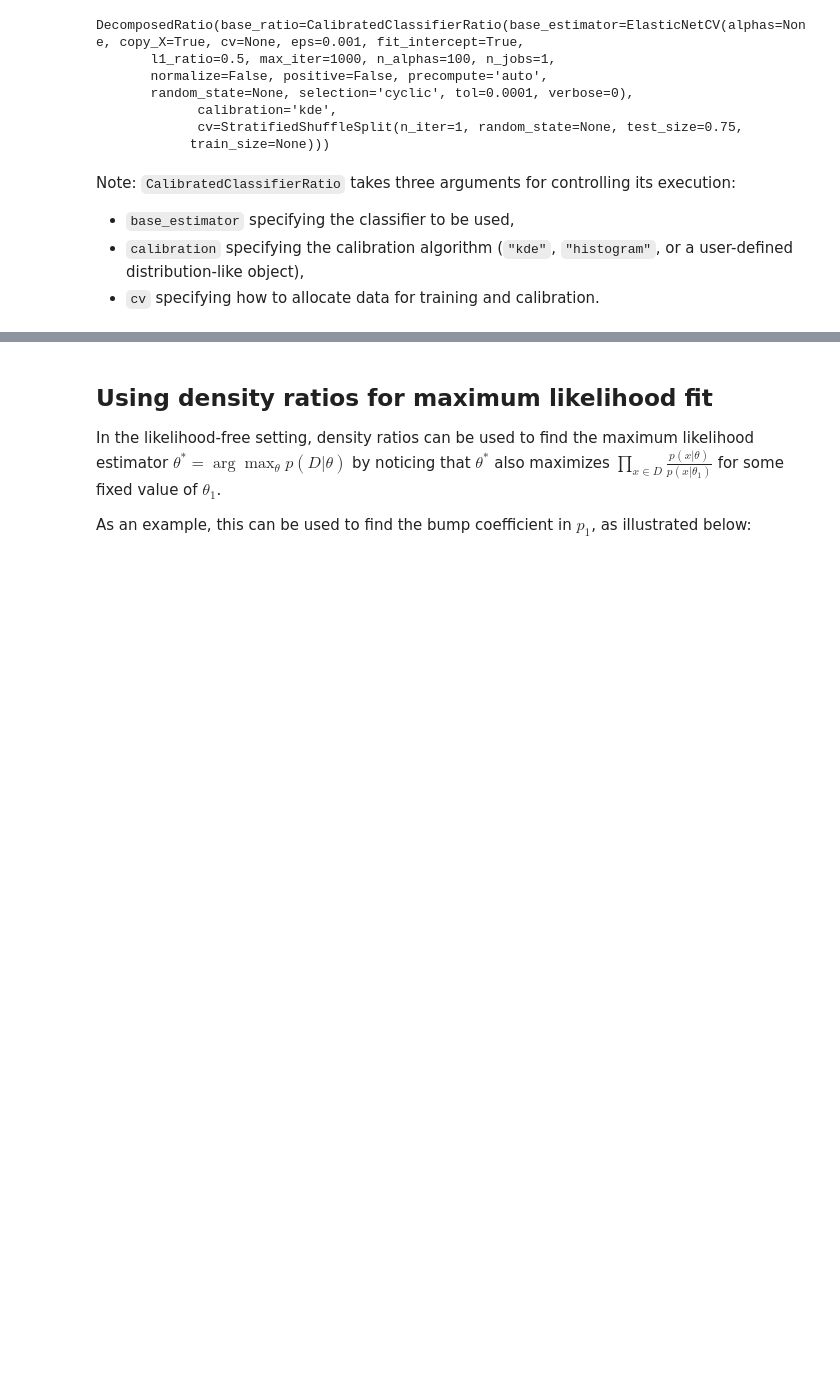
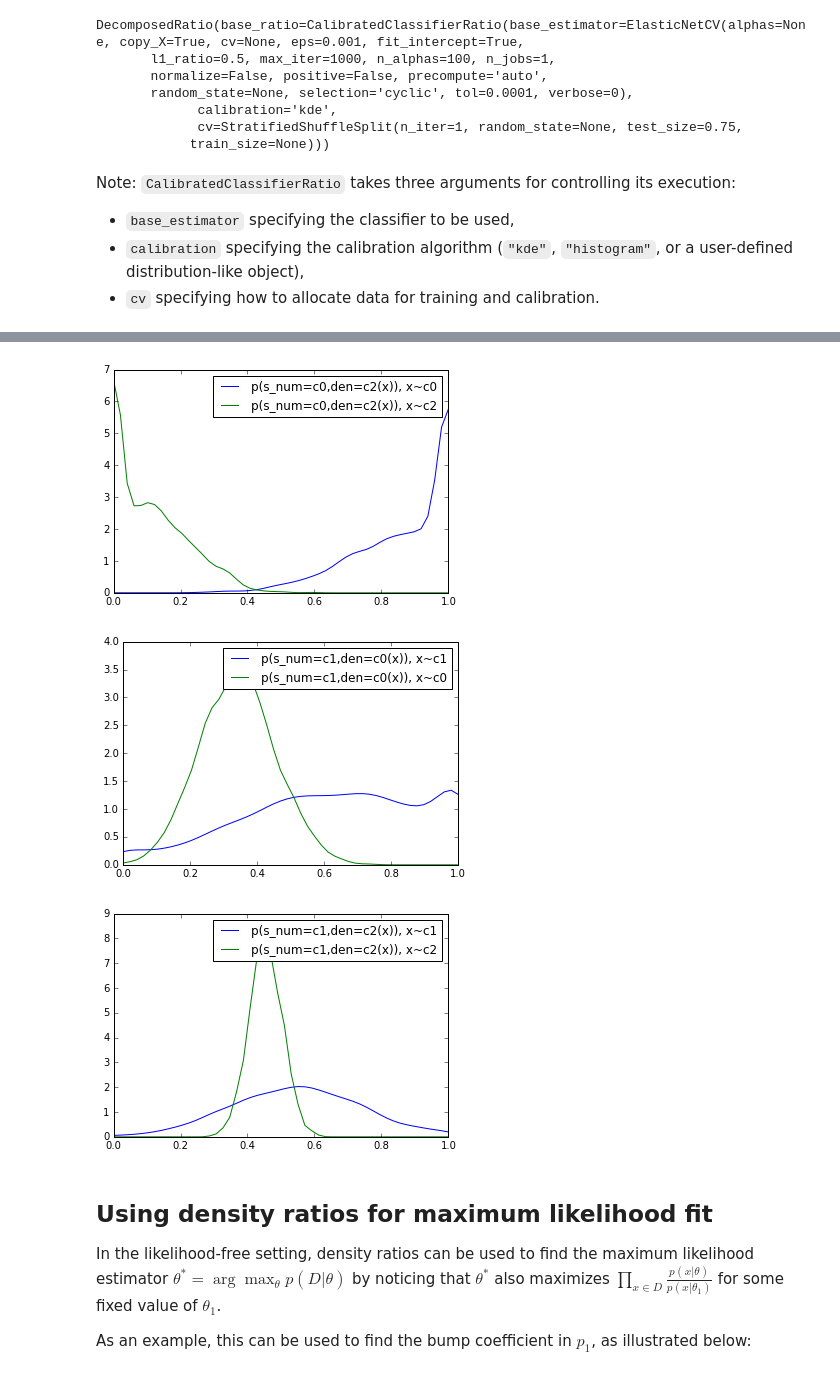
Before and after one commit to diana-hep/carl, a Jupyter notebook: examples/Approximating likelihood ratios with calibrated classifiers.ipynb, the cells around one changed output, grey strips where cells are left out. Saved outputs shown, nothing was run; the diff lists cells and outputs as text; code cells hidden in the pictures; blank space fills up the shorter version.

```diff
--- a/examples/Approximating likelihood ratios with calibrated classifiers.ipynb
+++ b/examples/Approximating likelihood ratios with calibrated classifiers.ipynb
@@ -85,3 +87,19 @@ plt.show()
+# %%
+reals = np.linspace(0, 1)
+
+for (j, i), r in sorted(cc_decomposed.ratios_.items()):
+    if i != j and isinstance(r, CalibratedClassifierRatio):
+        cal_num, cal_den = r.calibrators_[0]
+        plt.plot(reals, cal_num.pdf(reals.reshape(-1, 1)),
+                 label="p(s_num=c%d,den=c%d(x)), x~c%d" % (j, i, j))
+        plt.plot(reals, cal_den.pdf(reals.reshape(-1, 1)),
+                 label="p(s_num=c%d,den=c%d(x)), x~c%d" % (j, i, i))
+        plt.legend()
+        plt.show()
+# %% [output]
+[figure, added]
+[figure, added]
+[figure, added]
 # %% [markdown]
 ## Using density ratios for maximum likelihood fit
 
```
Also changed, not shown: parts of 8 cells of this notebook.
